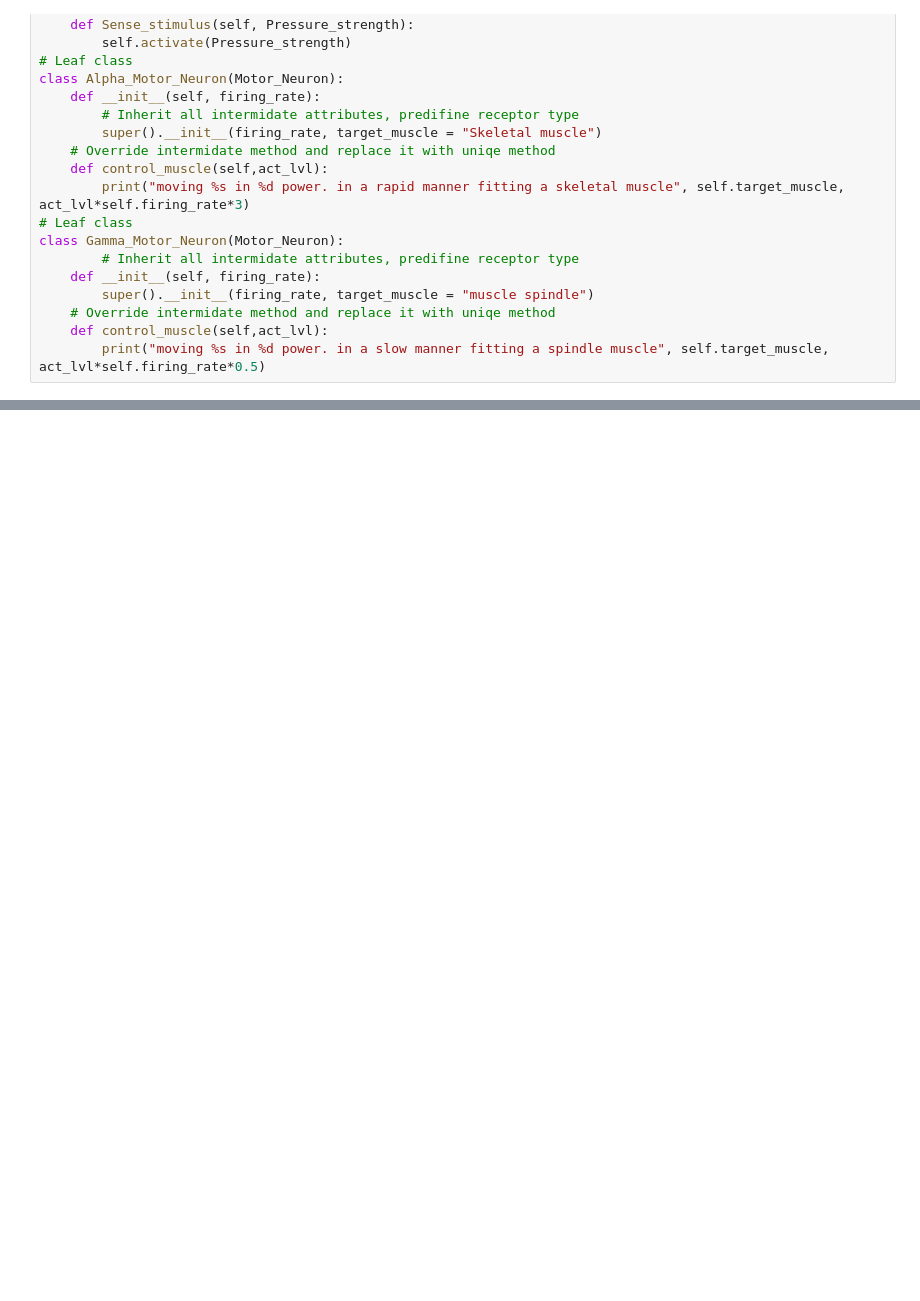
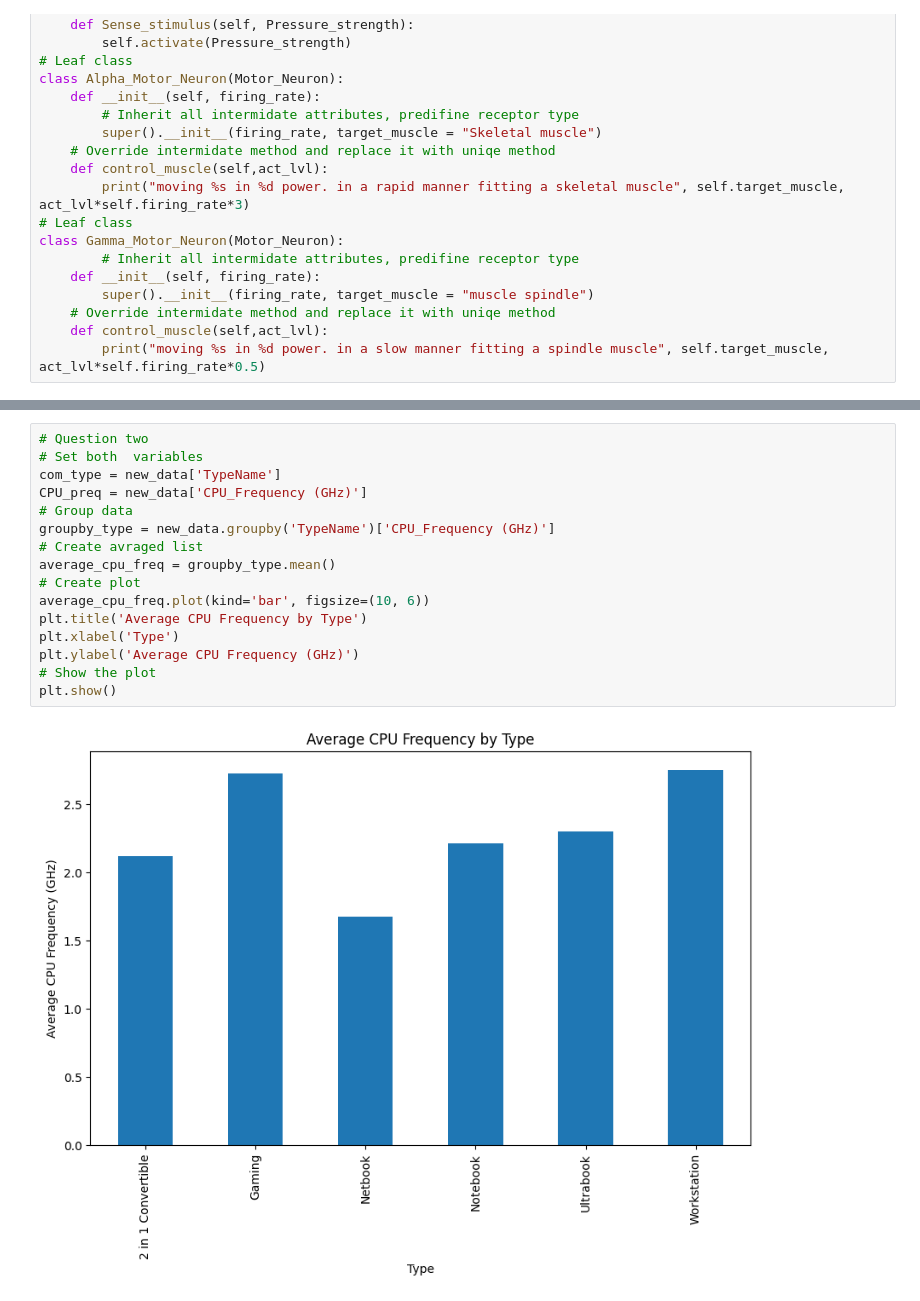
Before and after one commit to noamhed/miniproject, a Jupyter notebook: Ex01.ipynb, the cells around one changed output, grey strips where cells are left out. Drawn from its saved outputs; the diff is of its cells as text; blank space fills up the shorter version.

```diff
--- a/Ex01.ipynb
+++ b/Ex01.ipynb
@@ -70,0 +358,18 @@ hamod habibi
+# %%
+# Question two
+# Set both  variables
+com_type = new_data['TypeName']
+CPU_preq = new_data['CPU_Frequency (GHz)']
+# Group data
+groupby_type = new_data.groupby('TypeName')['CPU_Frequency (GHz)']
+# Create avraged list
+average_cpu_freq = groupby_type.mean()
+# Create plot
+average_cpu_freq.plot(kind='bar', figsize=(10, 6))
+plt.title('Average CPU Frequency by Type')
+plt.xlabel('Type')
+plt.ylabel('Average CPU Frequency (GHz)')
+# Show the plot
+plt.show()
+# %% [output]
+[figure, added]
```
Also changed, not shown: parts of 11 cells of this notebook.
